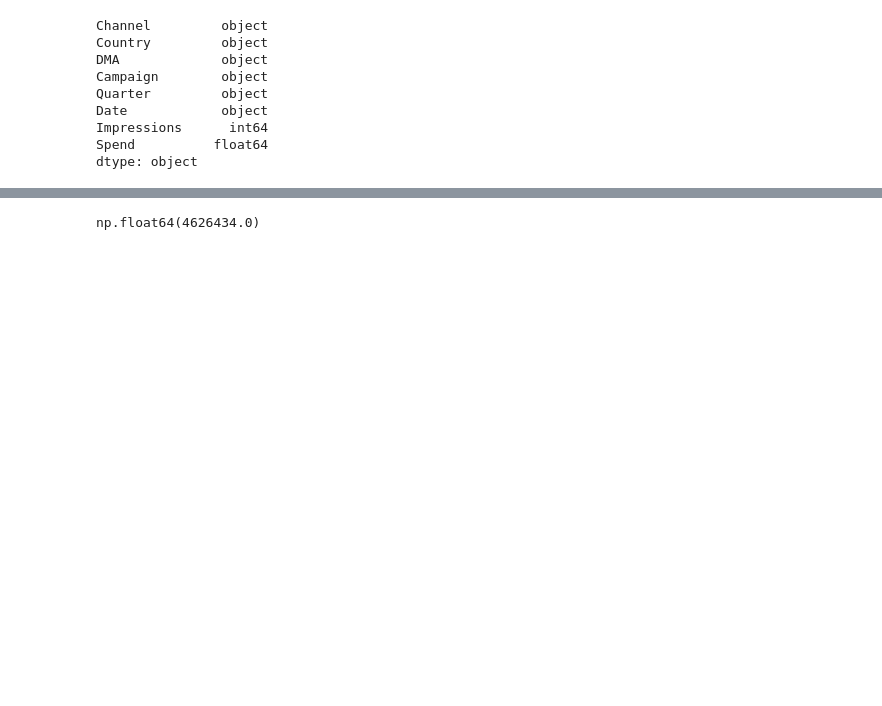
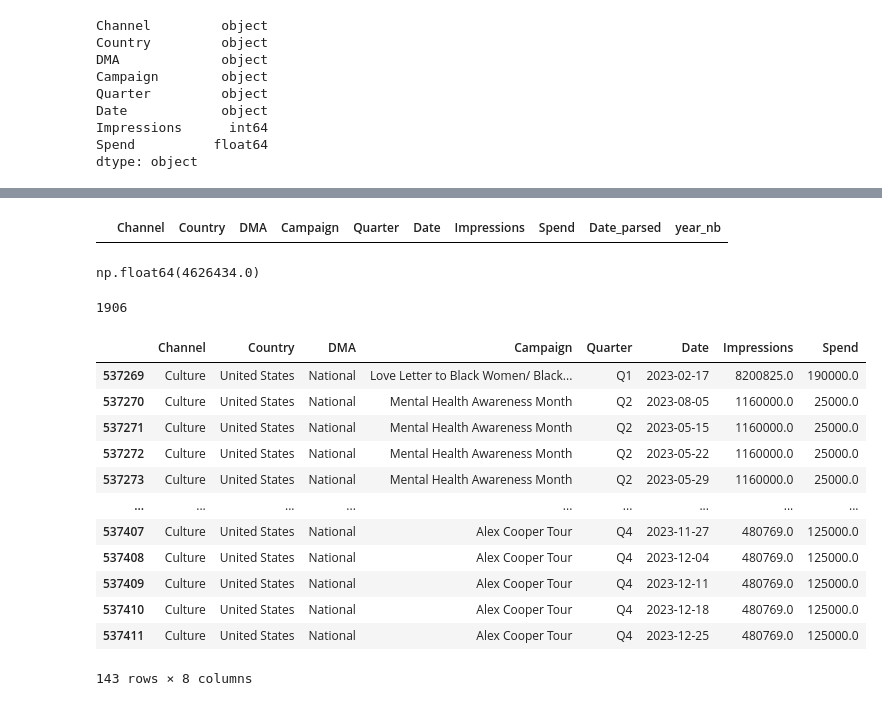
Before and after one commit to LeaZurfluh/Miscellaneous, a Jupyter notebook: data-transformation-misc.ipynb, the cells around one changed output, grey strips where cells are left out. Drawn from its saved outputs; the diff is of its cells as text; code cells hidden in the pictures; blank space fills up the shorter version.

```diff
--- a/data-transformation-misc.ipynb
+++ b/data-transformation-misc.ipynb
@@ -388,0 +580,12 @@ df47['Spend'] = df47['Spend'].astype("float")
+# %%
+df1['Date'] = df1['Date2']
+# %%
+df1.drop(columns=['Date_parsed', 'year_nb'], inplace=True)
+# %%
+df1['Date'] = df1['Date'].str.replace('2024', '2023')
+# %%
+df1['Date_parsed'] = pd.to_datetime(df1['Date'], dayfirst=True, errors='coerce')
+df1['year_nb'] = df1.Date_parsed.dt.year.astype(str)
+df1[df1['year_nb']=='2024']
+# %% [output]
+|  | Channel | Country | DMA | Campaign | Quarter | Date | Impressions | Spend | Date_parsed | year_nb |
@@ -394,0 +604,20 @@ df47.to_csv(path_files_2024 + 'Net New 2024 MMM Spend - Net New Items' + suffix,
+# %%
+len(df1_nulldmas.sort_values(by=['Spend'], ascending=False))
+# %% [output]
+1906
+# %%
+df1.loc[537269:]
+# %% [output]
+|  | Channel | Country | DMA | Campaign | Quarter | Date | Impressions | Spend |
+| 537269 | Culture | United States | National | Love Letter to Black Women/ Black... | Q1 | 2023-02-17 | 8200825.0 | 190000.0 |
+| 537270 | Culture | United States | National | Mental Health Awareness Month | Q2 | 2023-08-05 | 1160000.0 | 25000.0 |
+| 537271 | Culture | United States | National | Mental Health Awareness Month | Q2 | 2023-05-15 | 1160000.0 | 25000.0 |
+| 537272 | Culture | United States | National | Mental Health Awareness Month | Q2 | 2023-05-22 | 1160000.0 | 25000.0 |
+| 537273 | Culture | United States | National | Mental Health Awareness Month | Q2 | 2023-05-29 | 1160000.0 | 25000.0 |
+| ... | ... | ... | ... | ... | ... | ... | ... | ... |
+| 537407 | Culture | United States | National | Alex Cooper Tour | Q4 | 2023-11-27 | 480769.0 | 125000.0 |
+| 537408 | Culture | United States | National | Alex Cooper Tour | Q4 | 2023-12-04 | 480769.0 | 125000.0 |
+| 537409 | Culture | United States | National | Alex Cooper Tour | Q4 | 2023-12-11 | 480769.0 | 125000.0 |
+| 537410 | Culture | United States | National | Alex Cooper Tour | Q4 | 2023-12-18 | 480769.0 | 125000.0 |
+| 537411 | Culture | United States | National | Alex Cooper Tour | Q4 | 2023-12-25 | 480769.0 | 125000.0 |
+143 rows × 8 columns
```
Also changed, not shown: parts of 26 cells of this notebook.
